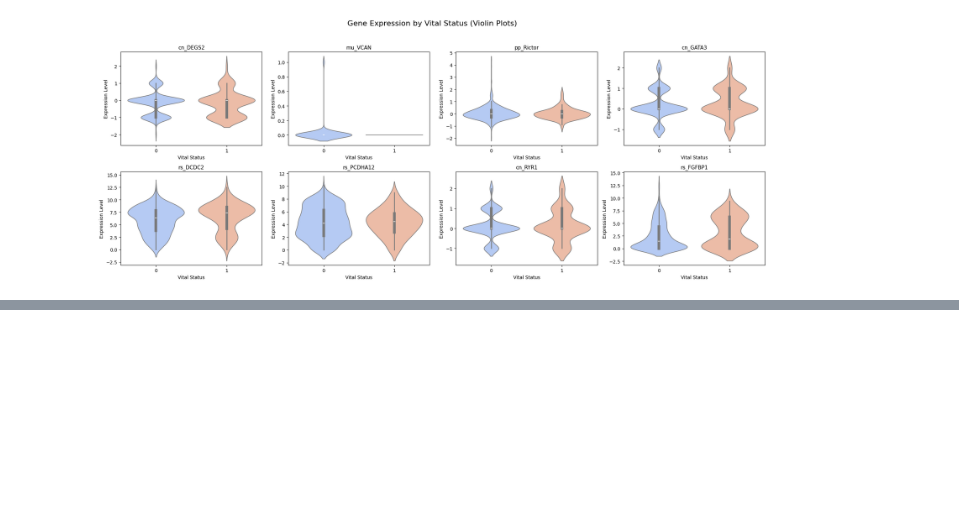
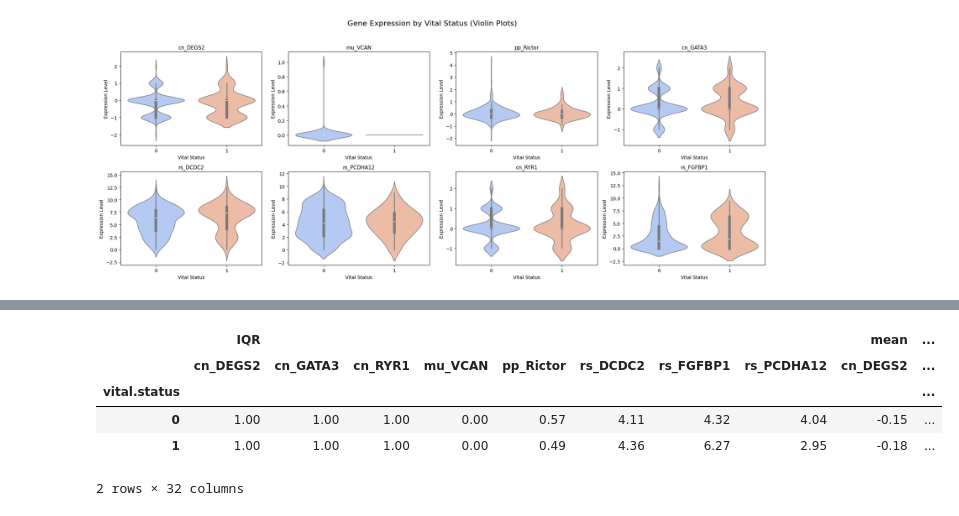
Before and after one commit to Cynthiachelangat/BreastCancer-classification, a Jupyter notebook: brca.ipynb, the cells around one changed output, grey strips where cells are left out. Saved outputs shown, nothing was run; the diff lists cells and outputs as text; code cells hidden in the pictures; blank space fills up the shorter version.

```diff
--- a/brca.ipynb
+++ b/brca.ipynb
@@ -192,0 +286,29 @@ plt.show()
+# %%
+# Get statistics (mean, median, std, IQR) per gene grouped by vital.status
+summary_stats = {}
+
+for gene in gene_sample:
+    grouped = data2.groupby('vital.status')[gene]
+    stats = grouped.agg(
+        mean='mean',
+        median='median',
+        std='std',
+        q1=lambda x: x.quantile(0.25),
+        q3=lambda x: x.quantile(0.75)
+    )
+    stats['IQR'] = stats['q3'] - stats['q1']
+    summary_stats[gene] = stats[['mean', 'median', 'std', 'IQR']]
+
+# Combine all into a multi-indexed DataFrame
+summary_df = pd.concat(summary_stats, axis=1).swaplevel(axis=1).sort_index(axis=1)
+
+# Display nicely
+pd.set_option('display.float_format', '{:.2f}'.format)
+summary_df
+# %% [output]
+|  | IQR |  |  |  |  |  |  |  | mean | ... |
+|  | cn_DEGS2 | cn_GATA3 | cn_RYR1 | mu_VCAN | pp_Rictor | rs_DCDC2 | rs_FGFBP1 | rs_PCDHA12 | cn_DEGS2 | ... |
+| vital.status |  |  |  |  |  |  |  |  |  | ... |
+| 0 | 1.00 | 1.00 | 1.00 | 0.00 | 0.57 | 4.11 | 4.32 | 4.04 | -0.15 | ... |
+| 1 | 1.00 | 1.00 | 1.00 | 0.00 | 0.49 | 4.36 | 6.27 | 2.95 | -0.18 | ... |
+2 rows × 32 columns
```
Also changed, not shown: parts of 5 cells of this notebook, 4 other files.
